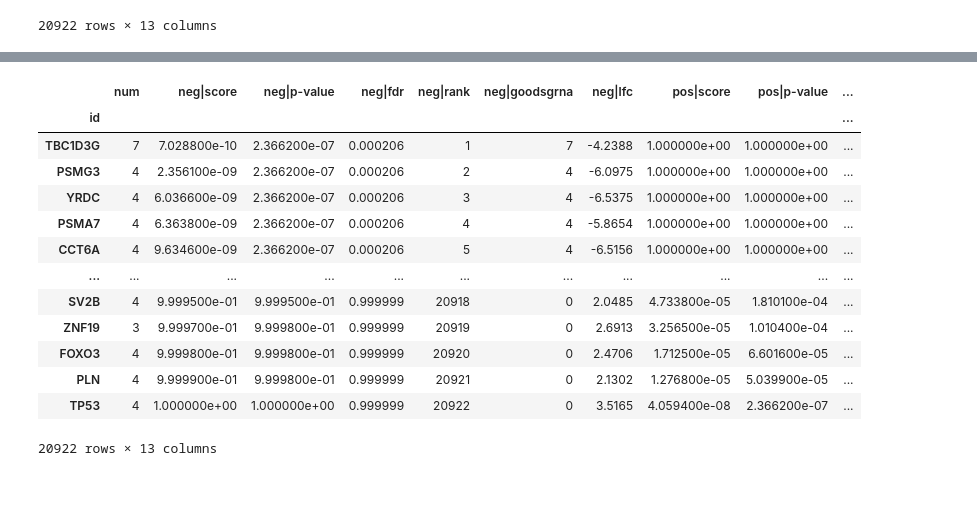
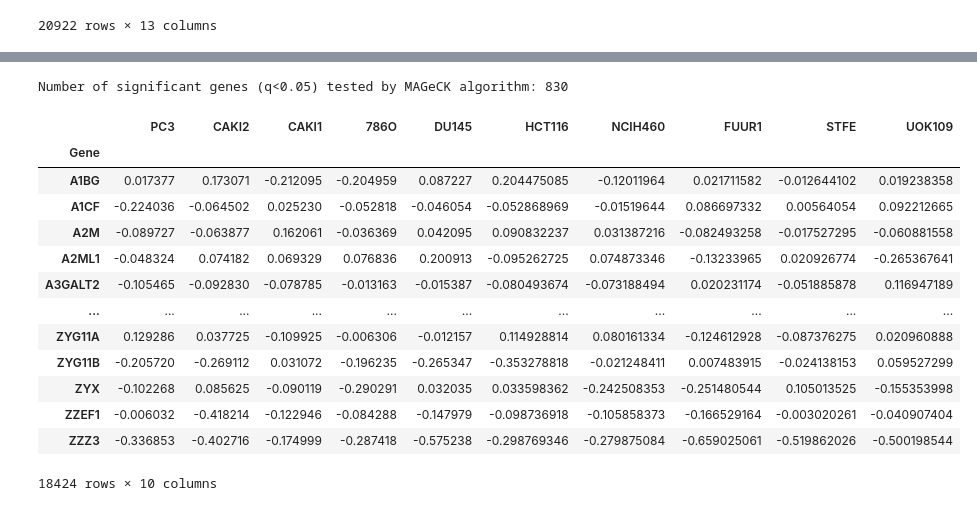
Before and after one commit to harshel-bahl/predicting-cancer-gene-dependencies, a Jupyter notebook: analysis/analysis.ipynb, the cells around one changed output, grey strips where cells are left out. Saved outputs shown, nothing was run; the diff lists cells and outputs as text; code cells hidden in the pictures.

```diff
--- a/analysis/analysis.ipynb
+++ b/analysis/analysis.ipynb
@@ -63,17 +51,25 @@ UOK109
-# %%
-UOK146
-# %% [output]
-|  | num | neg|score | neg|p-value | neg|fdr | neg|rank | neg|goodsgrna | neg|lfc | pos|score | pos|p-value | ... |
-| id |  |  |  |  |  |  |  |  |  | ... |
-| TBC1D3G | 7 | 7.028800e-10 | 2.366200e-07 | 0.000206 | 1 | 7 | -4.2388 | 1.000000e+00 | 1.000000e+00 | ... |
-| PSMG3 | 4 | 2.356100e-09 | 2.366200e-07 | 0.000206 | 2 | 4 | -6.0975 | 1.000000e+00 | 1.000000e+00 | ... |
-| YRDC | 4 | 6.036600e-09 | 2.366200e-07 | 0.000206 | 3 | 4 | -6.5375 | 1.000000e+00 | 1.000000e+00 | ... |
-| PSMA7 | 4 | 6.363800e-09 | 2.366200e-07 | 0.000206 | 4 | 4 | -5.8654 | 1.000000e+00 | 1.000000e+00 | ... |
-| CCT6A | 4 | 9.634600e-09 | 2.366200e-07 | 0.000206 | 5 | 4 | -6.5156 | 1.000000e+00 | 1.000000e+00 | ... |
-| ... | ... | ... | ... | ... | ... | ... | ... | ... | ... | ... |
-| SV2B | 4 | 9.999500e-01 | 9.999500e-01 | 0.999999 | 20918 | 0 | 2.0485 | 4.733800e-05 | 1.810100e-04 | ... |
-| ZNF19 | 3 | 9.999700e-01 | 9.999800e-01 | 0.999999 | 20919 | 0 | 2.6913 | 3.256500e-05 | 1.010400e-04 | ... |
-| FOXO3 | 4 | 9.999800e-01 | 9.999800e-01 | 0.999999 | 20920 | 0 | 2.4706 | 1.712500e-05 | 6.601600e-05 | ... |
-| PLN | 4 | 9.999900e-01 | 9.999800e-01 | 0.999999 | 20921 | 0 | 2.1302 | 1.276800e-05 | 5.039900e-05 | ... |
-| TP53 | 4 | 1.000000e+00 | 1.000000e+00 | 0.999999 | 20922 | 0 | 3.5165 | 4.059400e-08 | 2.366200e-07 | ... |
-20922 rows × 13 columns
+# %%
+tRCC_MAGeCK_sig_df = mean_tRCC_MAGeCK_qVal[mean_tRCC_MAGeCK_qVal < 0.05]
+
+print("Number of significant genes (q<0.05) tested by MAGeCK algorithm: {0}".format(len(tRCC_MAGeCK_sig_df.index)))
+# %% [output]
+Number of significant genes (q<0.05) tested by MAGeCK algorithm: 830
+# %%
+bmi751_chronos_dataset = pd.read_csv("/Users/harshel/Documents/harvard/BMI751_capstone/datasets/tRCC_cell_lines/Chronos/tRCC_chronos_summary_for_BL_ASPS_updated.csv").set_index('Gene')
+ccl_chronos_dataset = bmi751_chronos_dataset[["PC3", "CAKI2", "CAKI1", "786O", "DU145", "HCT116", "NCIH460", "FUUR1", "STFE", "UOK109"]]
+ccl_chronos_dataset
+# %% [output]
+|  | PC3 | CAKI2 | CAKI1 | 786O | DU145 | HCT116 | NCIH460 | FUUR1 | STFE | UOK109 |
+| Gene |  |  |  |  |  |  |  |  |  |  |
+| A1BG | 0.017377 | 0.173071 | -0.212095 | -0.204959 | 0.087227 | 0.204475085 | -0.12011964 | 0.021711582 | -0.012644102 | 0.019238358 |
+| A1CF | -0.224036 | -0.064502 | 0.025230 | -0.052818 | -0.046054 | -0.052868969 | -0.01519644 | 0.086697332 | 0.00564054 | 0.092212665 |
+| A2M | -0.089727 | -0.063877 | 0.162061 | -0.036369 | 0.042095 | 0.090832237 | 0.031387216 | -0.082493258 | -0.017527295 | -0.060881558 |
+| A2ML1 | -0.048324 | 0.074182 | 0.069329 | 0.076836 | 0.200913 | -0.095262725 | 0.074873346 | -0.13233965 | 0.020926774 | -0.265367641 |
+| A3GALT2 | -0.105465 | -0.092830 | -0.078785 | -0.013163 | -0.015387 | -0.080493674 | -0.073188494 | 0.020231174 | -0.051885878 | 0.116947189 |
+| ... | ... | ... | ... | ... | ... | ... | ... | ... | ... | ... |
+| ZYG11A | 0.129286 | 0.037725 | -0.109925 | -0.006306 | -0.012157 | 0.114928814 | 0.080161334 | -0.124612928 | -0.087376275 | 0.020960888 |
+| ZYG11B | -0.205720 | -0.269112 | 0.031072 | -0.196235 | -0.265347 | -0.353278818 | -0.021248411 | 0.007483915 | -0.024138153 | 0.059527299 |
+| ZYX | -0.102268 | 0.085625 | -0.090119 | -0.290291 | 0.032035 | 0.033598362 | -0.242508353 | -0.251480544 | 0.105013525 | -0.155353998 |
+| ZZEF1 | -0.006032 | -0.418214 | -0.122946 | -0.084288 | -0.147979 | -0.098736918 | -0.105858373 | -0.166529164 | -0.003020261 | -0.040907404 |
+| ZZZ3 | -0.336853 | -0.402716 | -0.174999 | -0.287418 | -0.575238 | -0.298769346 | -0.279875084 | -0.659025061 | -0.519862026 | -0.500198544 |
+18424 rows × 10 columns
```
Also changed, not shown: parts of 15 cells of this notebook, 5 other files.
